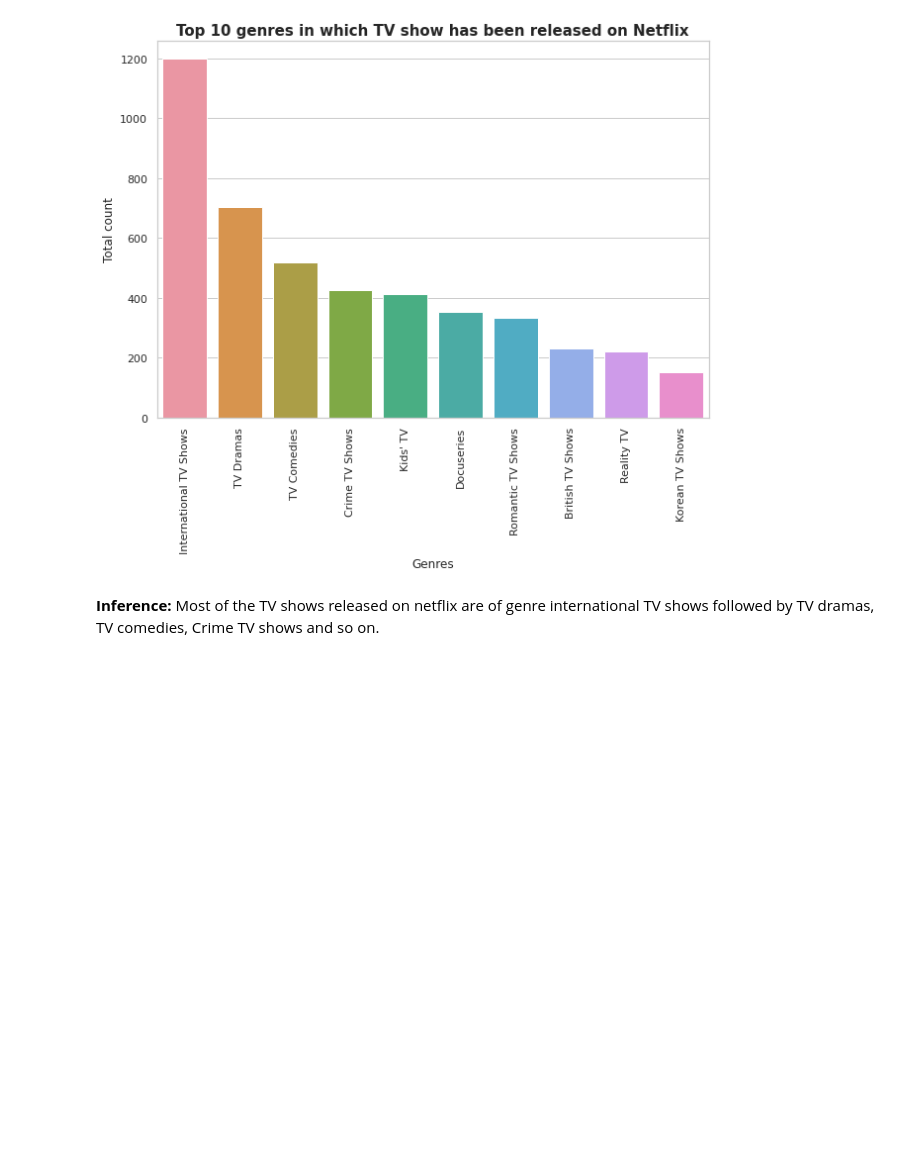
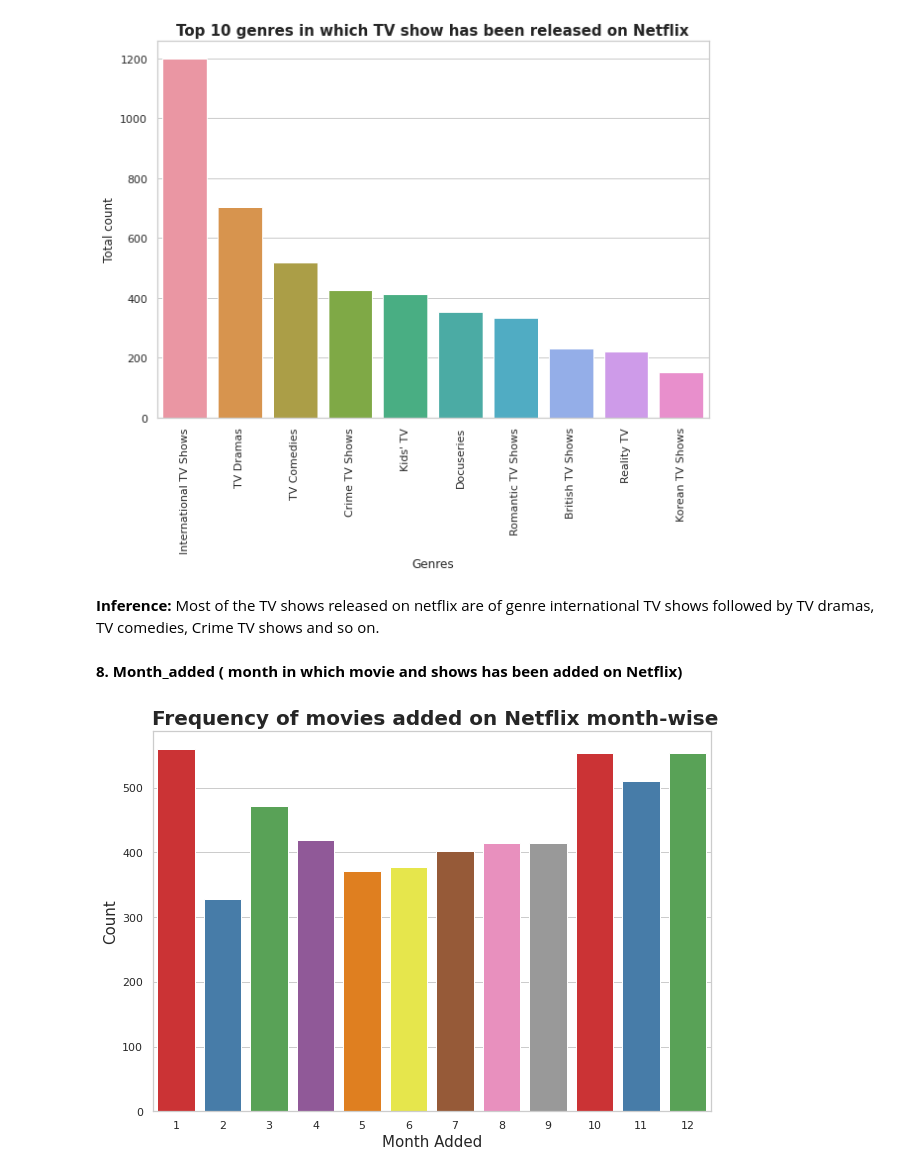
Before and after one commit to shubham-bhadouria/Netflix-Movies-and-TV-shows-clustering, a Jupyter notebook: Netflix_movies_and_TV_show_clustering.ipynb, the cells around one changed output. Saved outputs shown, nothing was run; the diff lists cells and outputs as text; code cells hidden in the pictures; blank space fills up the shorter version.

```diff
--- a/Netflix_movies_and_TV_show_clustering.ipynb
+++ b/Netflix_movies_and_TV_show_clustering.ipynb
@@ -395,3 +395,15 @@ plt.show()
 [figure]
 # %% [markdown]
 **Inference:** Most of the TV shows released on netflix are of genre international TV shows followed by TV dramas, TV comedies, Crime TV shows and so on.
+# %% [markdown]
+**8. Month_added ( month in which movie and shows has been added on Netflix)**
+# %%
+# Frequency of movies added in various months of the different years
+
+sns.countplot(x='month_added',data= Netflix_movies,palette="Set1")
+plt.title(' Frequency of movies added on Netflix month-wise',fontsize = 20,fontweight="bold")
+plt.xlabel('Month Added', fontsize = 15)
+plt.ylabel('Count', fontsize = 15)
+plt.show()
+# %% [output]
+[figure, added]
```
Also changed, not shown: parts of 7 cells of this notebook.
